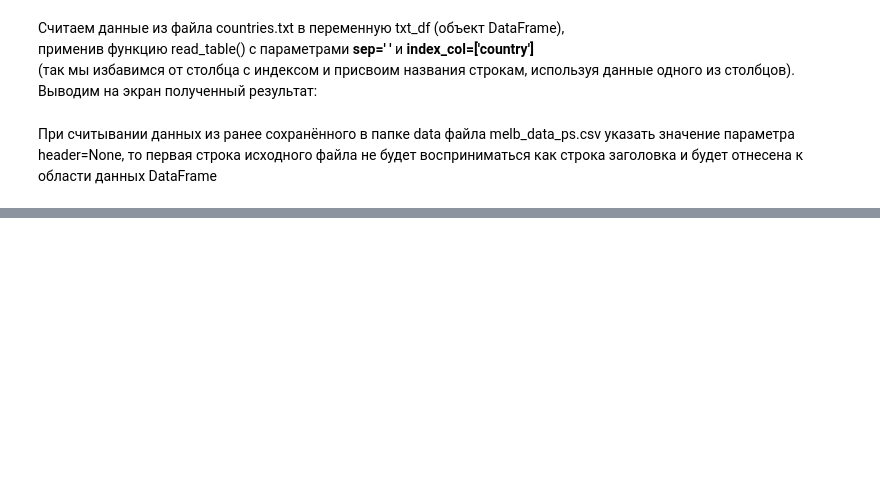
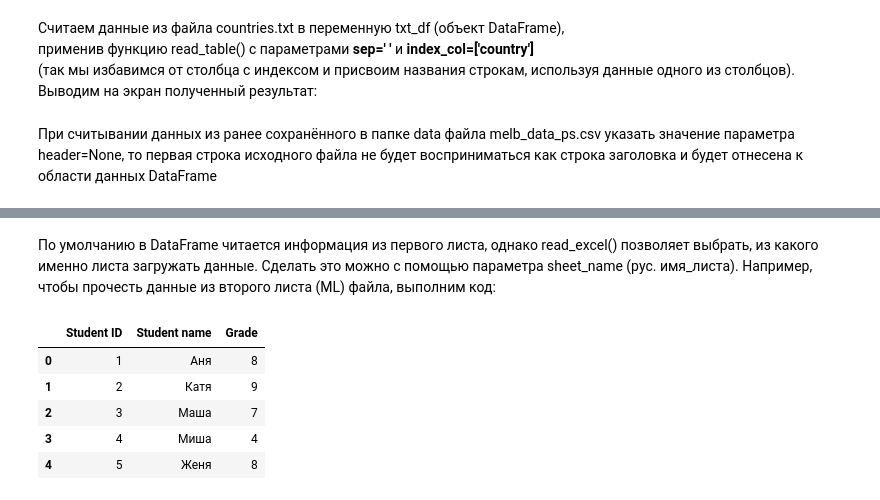
Before and after one commit to DmitriySky47/sf_data_science, a Jupyter notebook: Skillfactory/PY_16_Выгрузка данных и файлов разных форматов/Выгрузка из разных файлов.ipynb, the cells around one changed output, grey strips where cells are left out. Cells and saved outputs as stored; diff of their text form; code cells hidden in the pictures; blank space fills up the shorter version.

```diff
--- a/Skillfactory/PY_16_Выгрузка данных и файлов разных форматов/Выгрузка из разных файлов.ipynb
+++ b/Skillfactory/PY_16_Выгрузка данных и файлов разных форматов/Выгрузка из разных файлов.ipynb
@@ -23,0 +93,12 @@ display(countries_data) # Выводим содержимое DataFrame на э
+# %% [markdown]
+По умолчанию в DataFrame читается информация из первого листа, однако read_excel()  позволяет выбрать, из какого именно листа загружать данные. Сделать это можно с помощью параметра sheet_name (рус. имя_листа). Например, чтобы прочесть данные из второго листа (ML) файла, выполним код:
+# %%
+grades = pd.read_excel('data/grades.xlsx', sheet_name='Maths')
+display(grades.head())
+# %% [output]
+|  | Student ID | Student name | Grade |
+| 0 | 1 | Аня | 8 |
+| 1 | 2 | Катя | 9 |
+| 2 | 3 | Маша | 7 |
+| 3 | 4 | Миша | 4 |
+| 4 | 5 | Женя | 8 |
```
Also changed, not shown: parts of 43 cells of this notebook, 21 other files.
